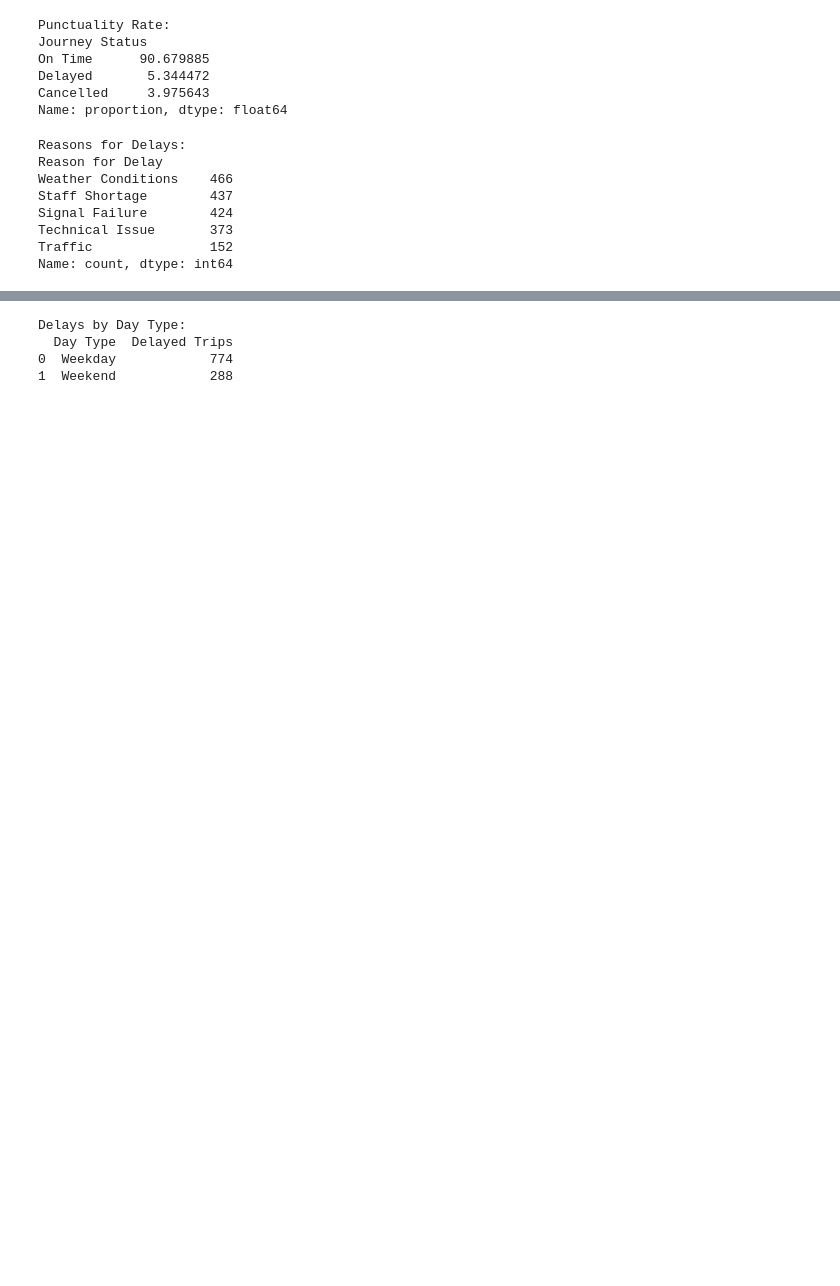
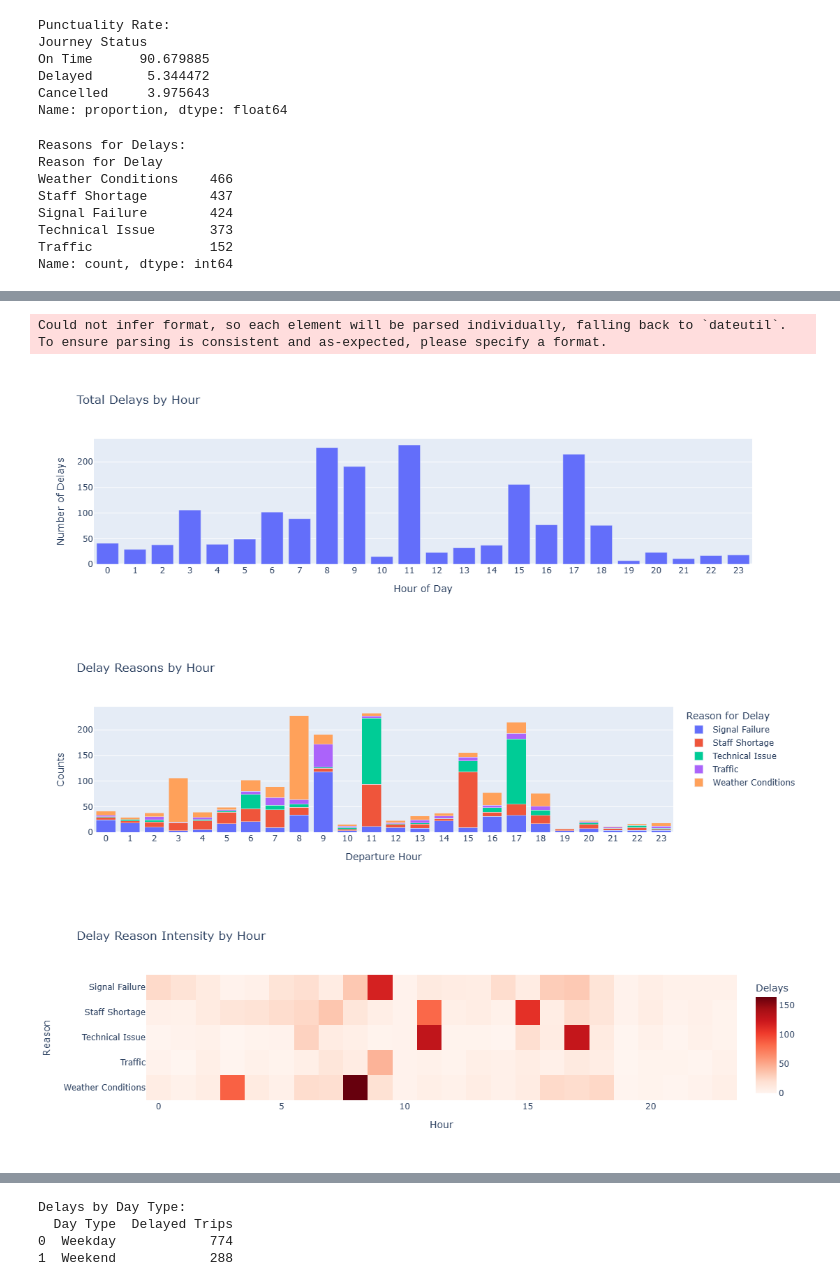
Before and after one commit to aelmaasarawi80/Railway, a Jupyter notebook: Analysis.ipynb, the cells around one changed output, grey strips where cells are left out. Drawn from its saved outputs; the diff is of its cells as text; code cells hidden in the pictures; blank space fills up the shorter version.

```diff
--- a/Analysis.ipynb
+++ b/Analysis.ipynb
@@ -112,0 +215,73 @@ Delays by Departure Hour:
+# %%
+import pandas as pd
+import plotly.express as px
+
+# 1. PREPARE THE DATA
+# Extract hour from departure time
+trips['Departure Hour'] = pd.to_datetime(trips['Departure Time']).dt.hour
+
+# Create hourly delays count
+hourly_delays = (
+    trips[trips['Journey Status'].isin(['Delayed', 'Cancelled'])]
+    .groupby('Departure Hour', as_index=False)
+    .agg(Delayed_Trips=('Trip ID', 'count'))
+    .rename(columns={'Delayed_Trips': 'Delayed Trips'})
+)
+
+# 2. VISUALIZATIONS
+# First Visualization: Basic Hourly Delay Count
+fig1 = px.bar(
+    hourly_delays,
+    x='Departure Hour',
+    y='Delayed Trips',
+    title='Total Delays by Hour',
+    labels={'Departure Hour': 'Hour of Day', 'Delayed Trips': 'Number of Delays'}
+)
+fig1.update_layout(xaxis=dict(tickmode='linear', dtick=1))
+
+# Second Visualization: Delay Reasons (if available)
+if 'Reason for Delay' in trips.columns:
+    reason_hourly = (
+        trips[trips['Journey Status'].isin(['Delayed', 'Cancelled'])]
+        .groupby(['Departure Hour', 'Reason for Delay'])
+        .size()
+        .reset_index(name='Counts')
+    )  # THIS WAS THE MISSING PARENTHESIS
+
+    fig2 = px.bar(
+        reason_hourly,
+        x='Departure Hour',
+        y='Counts',
+        color='Reason for Delay',
+        title='Delay Reasons by Hour',
+        barmode='stack'
+    )
+    fig2.update_layout(xaxis=dict(tickmode='linear', dtick=1))
+
+# Third Visualization: Heatmap
+if 'Reason for Delay' in trips.columns:
+    heatmap_data = reason_hourly.pivot(
+        index='Departure Hour',
+        columns='Reason for Delay',
+        values='Counts'
+    ).fillna(0)
+
+    fig3 = px.imshow(
+        heatmap_data.T,
+        color_continuous_scale='reds',
+        title='Delay Reason Intensity by Hour',
+        labels=dict(x="Hour", y="Reason", color="Delays")
+    )
+
+# Show plots
+fig1.show()
+if 'Reason for Delay' in trips.columns:
+    fig2.show()
+    fig3.show()
+else:
+    print("No 'Reason for Delay' column found - skipping reason analysis")
+# %% [output]
+Could not infer format, so each element will be parsed individually, falling back to `dateutil`. To ensure parsing is consistent and as-expected, please specify a format.
+[figure, added]
+[figure, added]
+[figure, added]
```
Also changed, not shown: parts of 24 cells of this notebook, 1 other file.
